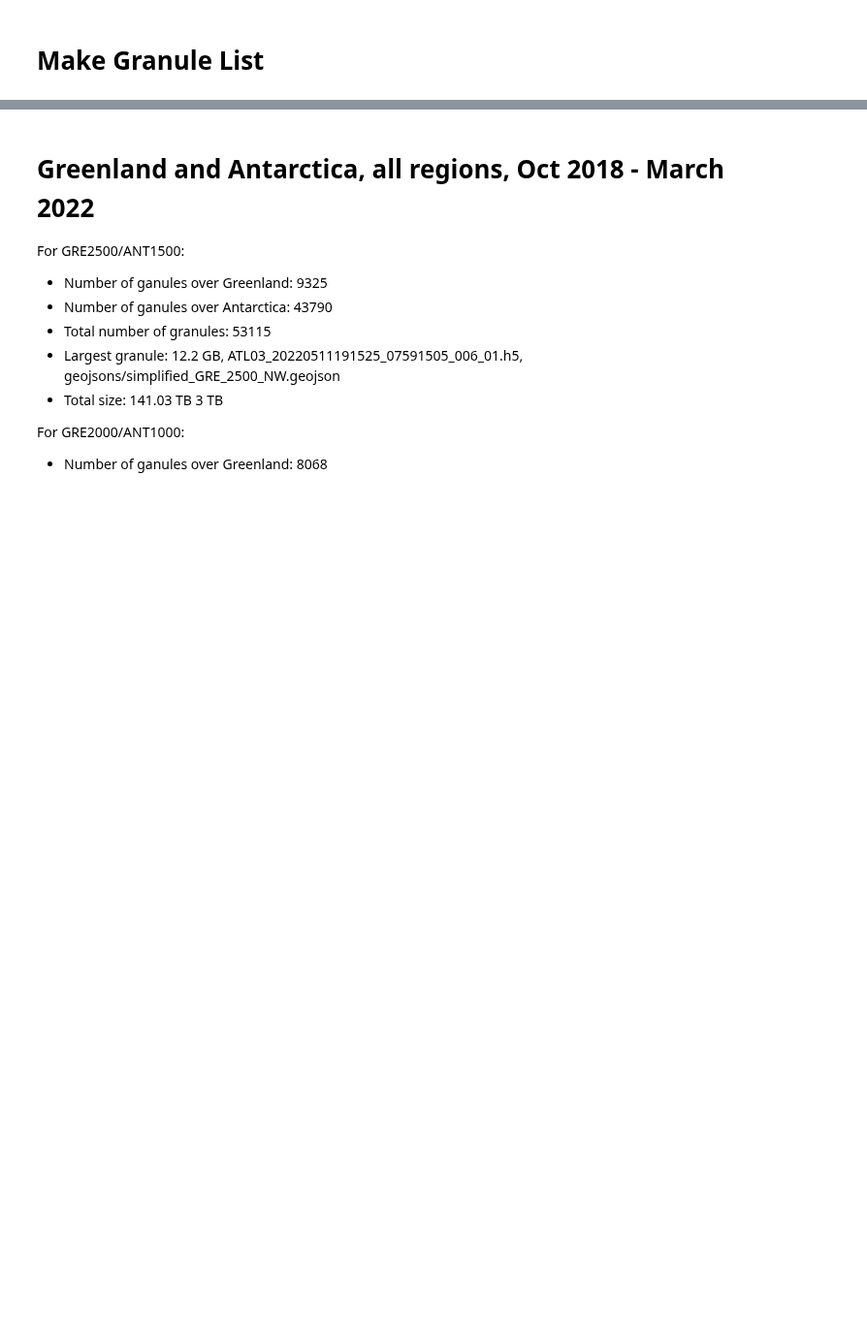
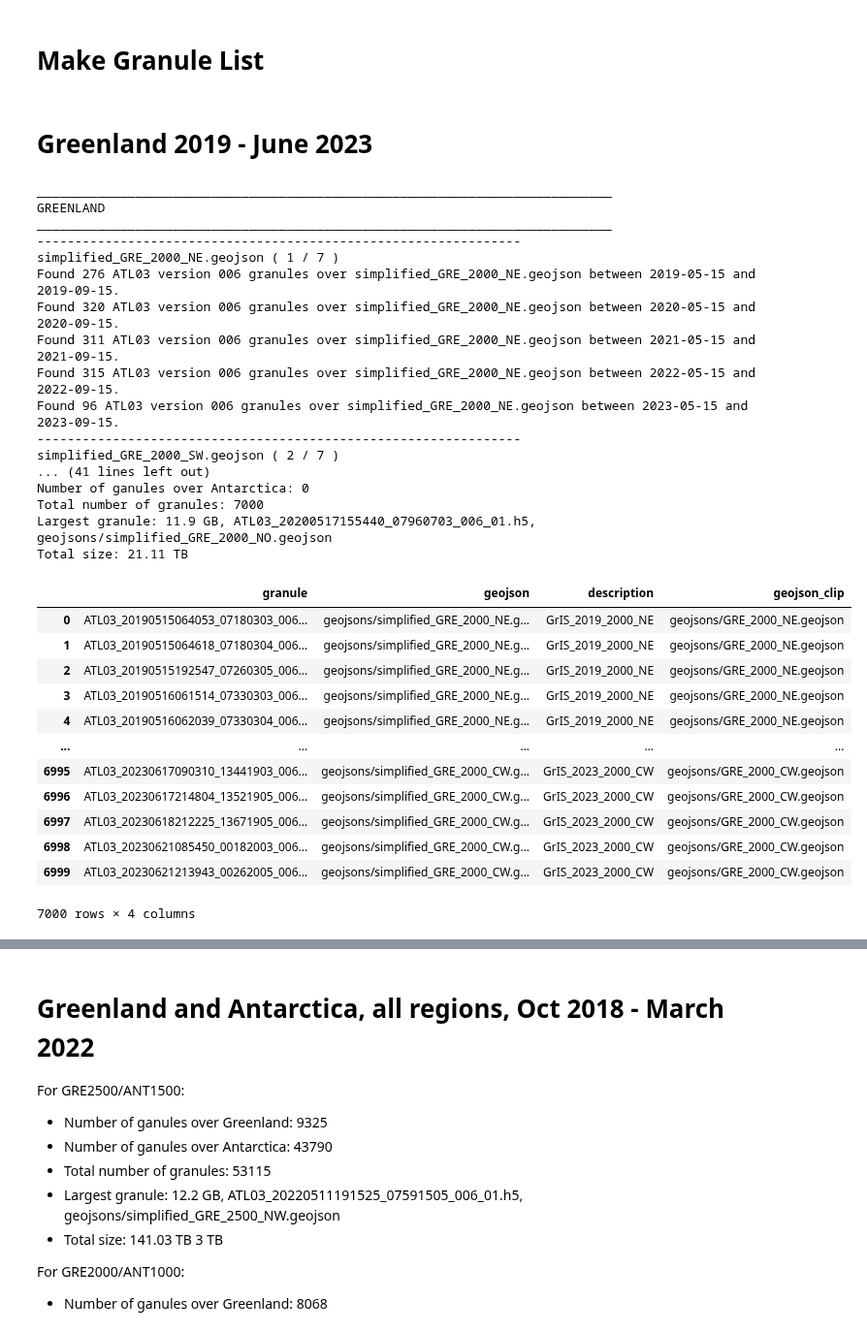
Before and after one commit to fliphilipp/GlacierLakeDetectionICESat2, a Jupyter notebook: make_granule_list.ipynb, the cells around one changed output, grey strips where cells are left out. Shown at 97% size. Cells and saved outputs as stored; diff of their text form; code cells hidden in the pictures; blank space fills up the shorter version.

```diff
--- a/make_granule_list.ipynb
+++ b/make_granule_list.ipynb
@@ -9,3 +9,81 @@ import os
 # %%
 # # function to convert shapefile to geojson - if needed
 # shp2geojson_nsidc('shapefiles/jakobshavn_small.shp')
+# %% [markdown]
+# Greenland 2019 - June 2023
+# %%
+dflist = []
+filename_out = 'granule_lists/GRE_2000_May2019_Jun2023.csv'
+
+startyear = 2019
+endyear = 2023
+startday = '05-15'
+endday = '09-15'
+icesheet = 'GrIS'
+
+searchfor = 'simplified_GRE_2000'
+gjsn_dir = 'geojsons'
+gjsn_list = [gjsn_dir+'/'+f for f in os.listdir(gjsn_dir) \
+            if os.path.isfile(os.path.join(gjsn_dir, f)) & (searchfor in f)]
+print('____________________________________________________________________________')
+print('GREENLAND')
+print('____________________________________________________________________________')
+
+for i, gjsn in enumerate(gjsn_list):
+    geojson = gjsn[gjsn.rfind('/')+1:]
+    print('----------------------------------------------------------------')
+    print(geojson, '(', i+1, '/', len(gjsn_list), ')')
+    for yr in np.arange(startyear, endyear+1):
+        start_date = '%s-%s' % (yr, startday)
+        end_date = '%s-%s' % (yr, endday)
+        meltseason = start_date[:4] if start_date[:4]==end_date[:4] else start_date[:4] + '-' + end_date[2:4]
+        outname = 'granule_lists/' + icesheet + '_' + meltseason + '_' + geojson.replace('.geojson','') + '.csv'
+        df = make_granule_list(geojson, start_date, end_date, icesheet, meltseason, outname)
+        dflist.append(df)
+
+df_all = pd.concat(dflist)
+df_all.loc[:, 'description'] = df_all.apply(lambda x: x.loc['description'].replace('simplified_','').replace('GRE_','').replace('ANT_',''), axis=1)
+df_all.reset_index(inplace=True, drop=True)
+df_all.to_csv(filename_out.replace('.csv', '_size.csv'), header=False, index=False)
+
+print('Number of ganules over Greenland:', np.sum(df_all.apply(lambda x: 'GrIS' in x.loc['description'], axis=1)))
+print('Number of ganules over Antarctica:', np.sum(df_all.apply(lambda x: 'AIS' in x.loc['description'], axis=1)))
+print('Total number of granules:', len(df_all))
+maxrow = df_all.loc[np.argmax(df_all.size_mb),:]
+print('Largest granule: %.1f GB, %s, %s' % (maxrow.size_mb/1000, maxrow.granule, maxrow.geojson))
+print('Total size: %.2f TB' % (np.sum(df_all.size_mb)/1e6))
+
+df_all_nosize = df_all.drop(columns='size_mb').copy()
+df_all_nosize.to_csv(filename_out, header=False, index=False)
+df_all_nosize
+# %% [output]
+____________________________________________________________________________
+GREENLAND
+____________________________________________________________________________
+----------------------------------------------------------------
+simplified_GRE_2000_NE.geojson ( 1 / 7 )
+Found 276 ATL03 version 006 granules over simplified_GRE_2000_NE.geojson between 2019-05-15 and 2019-09-15.
+Found 320 ATL03 version 006 granules over simplified_GRE_2000_NE.geojson between 2020-05-15 and 2020-09-15.
+Found 311 ATL03 version 006 granules over simplified_GRE_2000_NE.geojson between 2021-05-15 and 2021-09-15.
+Found 315 ATL03 version 006 granules over simplified_GRE_2000_NE.geojson between 2022-05-15 and 2022-09-15.
+Found 96 ATL03 version 006 granules over simplified_GRE_2000_NE.geojson between 2023-05-15 and 2023-09-15.
+----------------------------------------------------------------
+simplified_GRE_2000_SW.geojson ( 2 / 7 )
+... (41 lines left out)
+Number of ganules over Antarctica: 0
+Total number of granules: 7000
+Largest granule: 11.9 GB, ATL03_20200517155440_07960703_006_01.h5, geojsons/simplified_GRE_2000_NO.geojson
+Total size: 21.11 TB
+|  | granule | geojson | description | geojson_clip |
+| 0 | ATL03_20190515064053_07180303_006... | geojsons/simplified_GRE_2000_NE.g... | GrIS_2019_2000_NE | geojsons/GRE_2000_NE.geojson |
+| 1 | ATL03_20190515064618_07180304_006... | geojsons/simplified_GRE_2000_NE.g... | GrIS_2019_2000_NE | geojsons/GRE_2000_NE.geojson |
+| 2 | ATL03_20190515192547_07260305_006... | geojsons/simplified_GRE_2000_NE.g... | GrIS_2019_2000_NE | geojsons/GRE_2000_NE.geojson |
+| 3 | ATL03_20190516061514_07330303_006... | geojsons/simplified_GRE_2000_NE.g... | GrIS_2019_2000_NE | geojsons/GRE_2000_NE.geojson |
+| 4 | ATL03_20190516062039_07330304_006... | geojsons/simplified_GRE_2000_NE.g... | GrIS_2019_2000_NE | geojsons/GRE_2000_NE.geojson |
+| ... | ... | ... | ... | ... |
+| 6995 | ATL03_20230617090310_13441903_006... | geojsons/simplified_GRE_2000_CW.g... | GrIS_2023_2000_CW | geojsons/GRE_2000_CW.geojson |
+| 6996 | ATL03_20230617214804_13521905_006... | geojsons/simplified_GRE_2000_CW.g... | GrIS_2023_2000_CW | geojsons/GRE_2000_CW.geojson |
+| 6997 | ATL03_20230618212225_13671905_006... | geojsons/simplified_GRE_2000_CW.g... | GrIS_2023_2000_CW | geojsons/GRE_2000_CW.geojson |
+| 6998 | ATL03_20230621085450_00182003_006... | geojsons/simplified_GRE_2000_CW.g... | GrIS_2023_2000_CW | geojsons/GRE_2000_CW.geojson |
+| 6999 | ATL03_20230621213943_00262005_006... | geojsons/simplified_GRE_2000_CW.g... | GrIS_2023_2000_CW | geojsons/GRE_2000_CW.geojson |
+7000 rows × 4 columns
```
Also changed, not shown: parts of 8 cells of this notebook, 9 other files.
